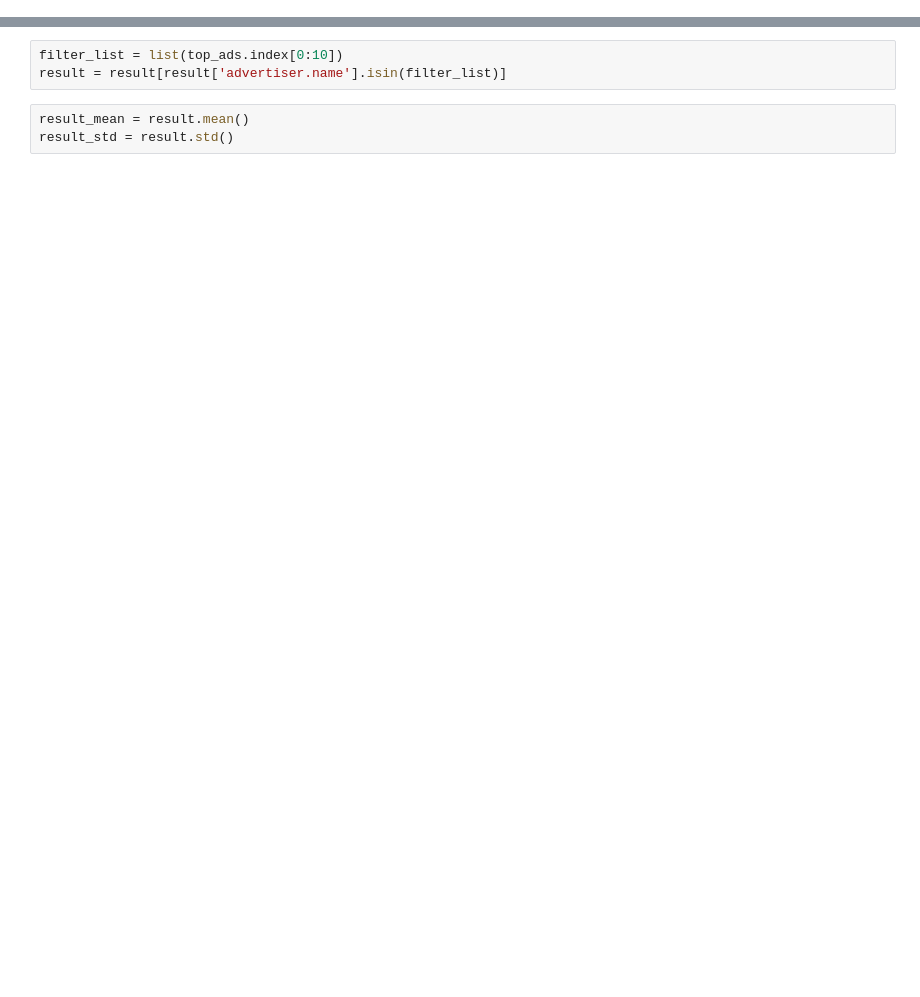
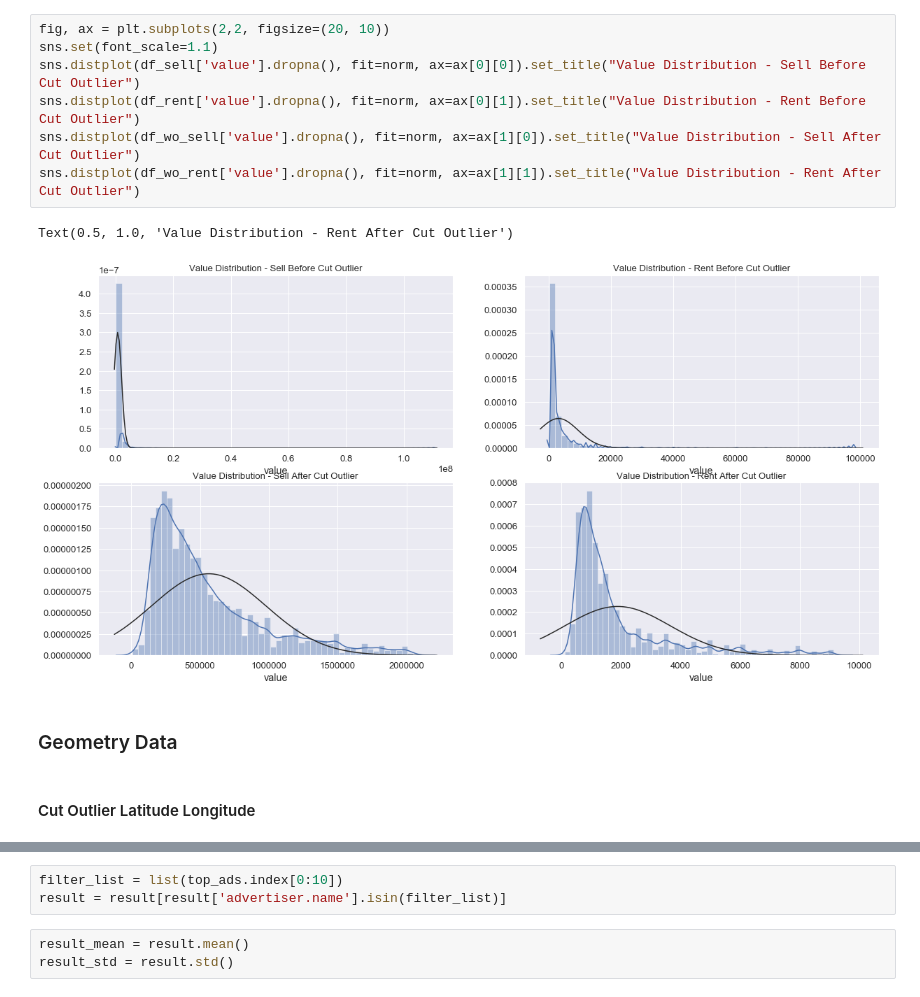
Before and after one commit to nuttheguitar/realties_datasprints, a Jupyter notebook: EDA.ipynb, the cells around one changed output, grey strips where cells are left out. Saved outputs shown, nothing was run; the diff lists cells and outputs as text; blank space fills up the shorter version.

```diff
--- a/EDA.ipynb
+++ b/EDA.ipynb
@@ -169,0 +182,14 @@ top_ads_cat = df_selected.groupby(['advertiser.name'], as_index=False).count()
+# %%
+fig, ax = plt.subplots(2,2, figsize=(20, 10))
+sns.set(font_scale=1.1)
+sns.distplot(df_sell['value'].dropna(), fit=norm, ax=ax[0][0]).set_title("Value Distribution - Sell Before Cut Outlier")
+sns.distplot(df_rent['value'].dropna(), fit=norm, ax=ax[0][1]).set_title("Value Distribution - Rent Before Cut Outlier")
+sns.distplot(df_wo_sell['value'].dropna(), fit=norm, ax=ax[1][0]).set_title("Value Distribution - Sell After Cut Outlier")
+sns.distplot(df_wo_rent['value'].dropna(), fit=norm, ax=ax[1][1]).set_title("Value Distribution - Rent After Cut Outlier")
+# %% [output]
+Text(0.5, 1.0, 'Value Distribution - Rent After Cut Outlier')
+[figure, added]
+# %% [markdown]
+### Geometry Data
+# %% [markdown]
+#### Cut Outlier Latitude Longitude
```
Also changed, not shown: parts of 179 cells of this notebook, 7 other files.
